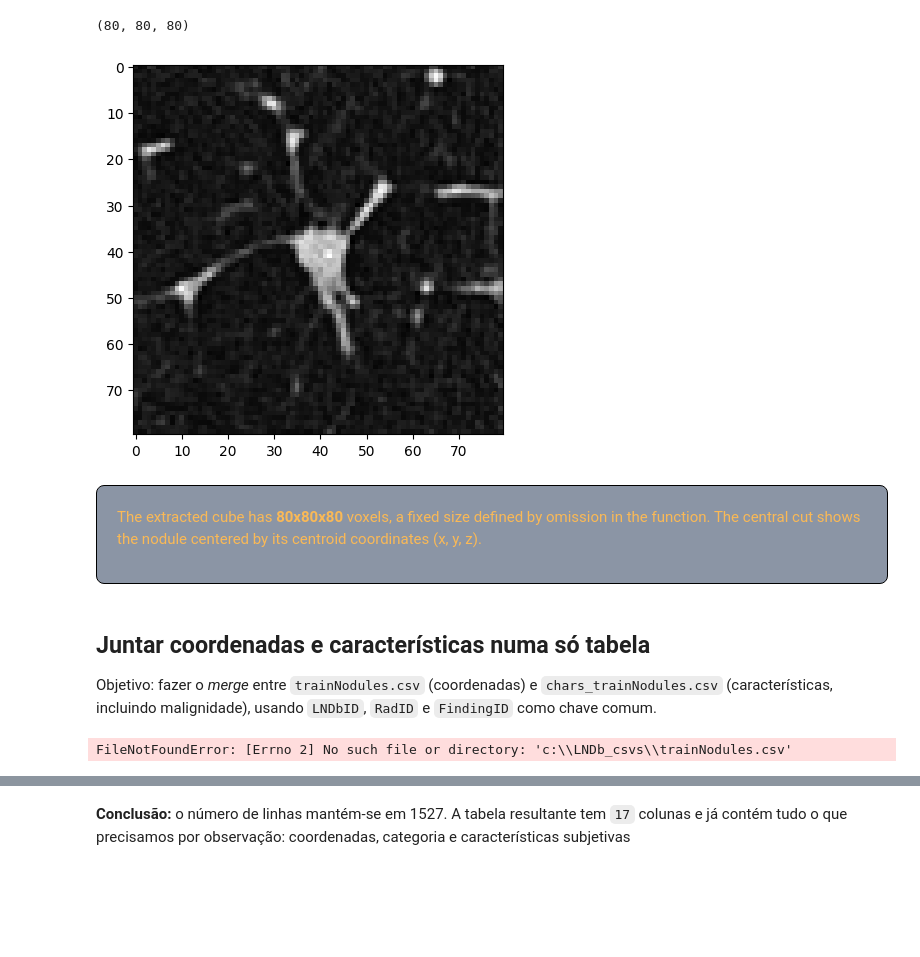
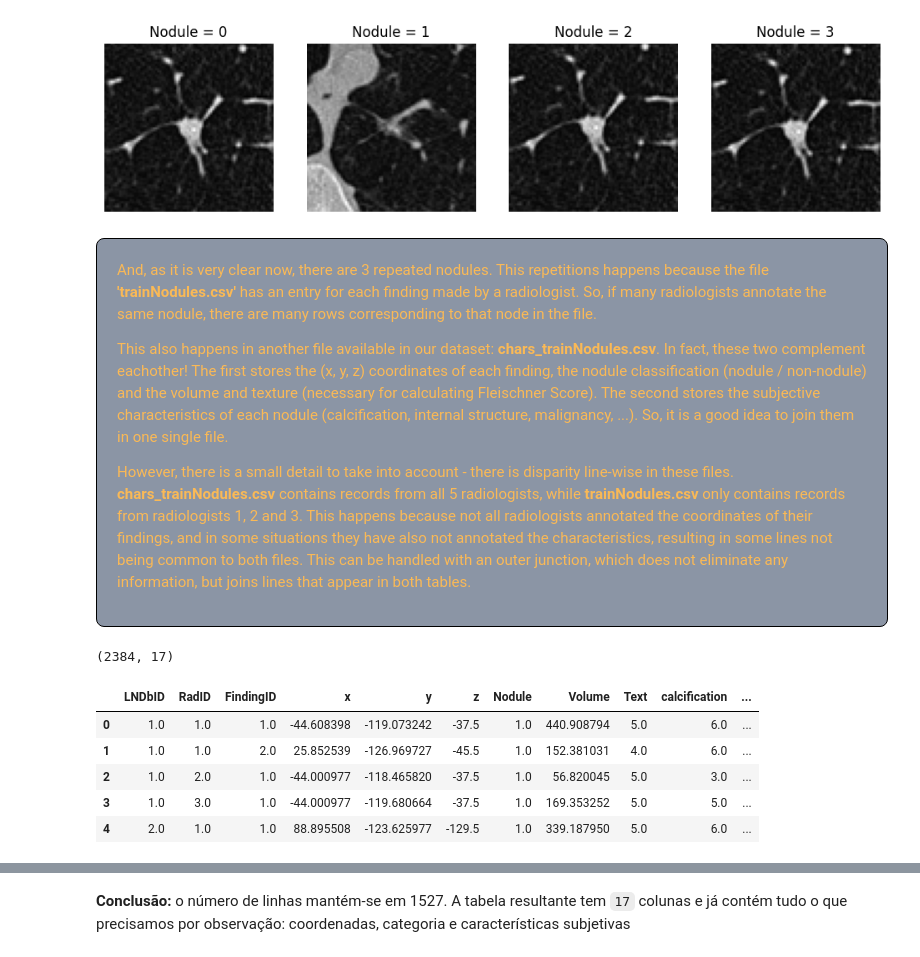
Before and after one commit to andredpinto/MASS_detect, a Jupyter notebook: notebooks/explorar_lndb.ipynb, the cells around one changed output, grey strips where cells are left out. Cells and saved outputs as stored; diff of their text form; code cells hidden in the pictures; blank space fills up the shorter version.

```diff
--- a/notebooks/explorar_lndb.ipynb
+++ b/notebooks/explorar_lndb.ipynb
@@ -173,34 +121,44 @@ plt.show()
   </p>
 </div>
-# %%
-cube = utils.extractCube(scan, spacing, xyz_img)
-print(cube.shape)
-plt.imshow(cube[cube.shape[0]//2], cmap='gray')
-plt.show()
-# %% [output]
-(80, 80, 80)
-[figure, removed]
+# %%
+fig, axes = plt.subplots(1, 4, figsize=(12, 6))
+for i in range(len(nods_scan)):
+    cube = utils.extractCube(scan, spacing, (nods_scan['x_img'].iloc[i], nods_scan['y_img'].iloc[i], nods_scan['z_img'].iloc[i]))
+    axes[i].imshow(cube[cube.shape[0]//2], cmap='gray')
+    axes[i].set_title(f"Nodule = {i}")
+    axes[i].axis("off")  # Hides x and y tick marks
+plt.show()
+# Adjust spacing and display
+# %% [output]
+[figure, added]
 # %% [markdown]
 <div style="font-family: Arial, sans-serif; line-height: 1.6; color: #fab956; max-width: 1200px; margin: 0 auto; padding: 20px; border: 1px solid #000000; border-radius: 8px; background-color: #00183a74;">
   <p>
-    The extracted cube has <strong>80x80x80</strong> voxels, a fixed size defined by omission in the function. The central cut shows the nodule centered by its centroid coordinates (x, y, z).
+    And, as it is very clear now, there are 3 repeated nodules. This repetitions happens because the file <strong>'trainNodules.csv'</strong> has an entry for each finding made by a radiologist. So, if many radiologists annotate the same nodule, there are many rows corresponding to that node in the file.
+  </p>
+  <p>
+    This also happens in another file available in our dataset: <strong>chars_trainNodules.csv</strong>. In fact, these two complement eachother! The first stores the (x, y, z) coordinates of each finding, the nodule classification (nodule / non-nodule) and the volume and texture (necessary for calculating Fleischner Score). The second stores the subjective characteristics of each nodule (calcification, internal structure, malignancy, ...). So, it is a good idea to join them in one single file.
+  </p>
+  <p>
+    However, there is a small detail to take into account - there is disparity line-wise in these files. <strong> chars_trainNodules.csv</strong> contains records from all 5 radiologists, while <strong>trainNodules.csv</strong> only contains records from radiologists 1, 2 and 3. This happens because not all radiologists annotated the coordinates of their findings, and in some situations they have also not annotated the characteristics, resulting in some lines not being common to both files. This can be handled with an outer junction, which does not eliminate any information, but joins lines that appear in both tables.
   </p>
 </div>
-# %% [markdown]
-## Juntar coordenadas e características numa só tabela
-
-Objetivo: fazer o *merge* entre `trainNodules.csv` (coordenadas) e `chars_trainNodules.csv` (características, incluindo malignidade), usando `LNDbID`, `RadID` e `FindingID` como chave comum.
 # %%
-nodules = pd.read_csv(r'c:\LNDb_csvs\trainNodules.csv')
-chars = pd.read_csv(r'data/chars_trainNodules.csv')  # ajustem o caminho se necessário
 
-merged = pd.merge(
-    nodules, chars,
-    on=['LNDbID', 'RadID', 'FindingID'],
-    how='left'
-)
+char_train= pd.read_csv('../data/LNDb/train/trainset_csv/chars_trainNodules.csv')
+train = pd.read_csv('../data/LNDb/train/trainset_csv/trainNodules.csv')
+train = train.astype('float64')
 
-print(merged.shape)
-merged.head()
+# 'outer' keeps all entries, 'inner' keeps only nodules present in both.
+combined_df = pd.merge(train, char_train, on=['LNDbID', 'RadID', 'FindingID'], how="outer")
+
+print(combined_df.shape)
+combined_df.head()
 # %% [output]
-FileNotFoundError: [Errno 2] No such file or directory: 'c:\\LNDb_csvs\\trainNodules.csv'
+(2384, 17)
+|  | LNDbID | RadID | FindingID | x | y | z | Nodule | Volume | Text | calcification | ... |
+| 0 | 1.0 | 1.0 | 1.0 | -44.608398 | -119.073242 | -37.5 | 1.0 | 440.908794 | 5.0 | 6.0 | ... |
+| 1 | 1.0 | 1.0 | 2.0 | 25.852539 | -126.969727 | -45.5 | 1.0 | 152.381031 | 4.0 | 6.0 | ... |
+| 2 | 1.0 | 2.0 | 1.0 | -44.000977 | -118.465820 | -37.5 | 1.0 | 56.820045 | 5.0 | 3.0 | ... |
+| 3 | 1.0 | 3.0 | 1.0 | -44.000977 | -119.680664 | -37.5 | 1.0 | 169.353252 | 5.0 | 5.0 | ... |
+| 4 | 2.0 | 1.0 | 1.0 | 88.895508 | -123.625977 | -129.5 | 1.0 | 339.187950 | 5.0 | 6.0 | ... |
```
Also changed, not shown: parts of 16 cells of this notebook.
